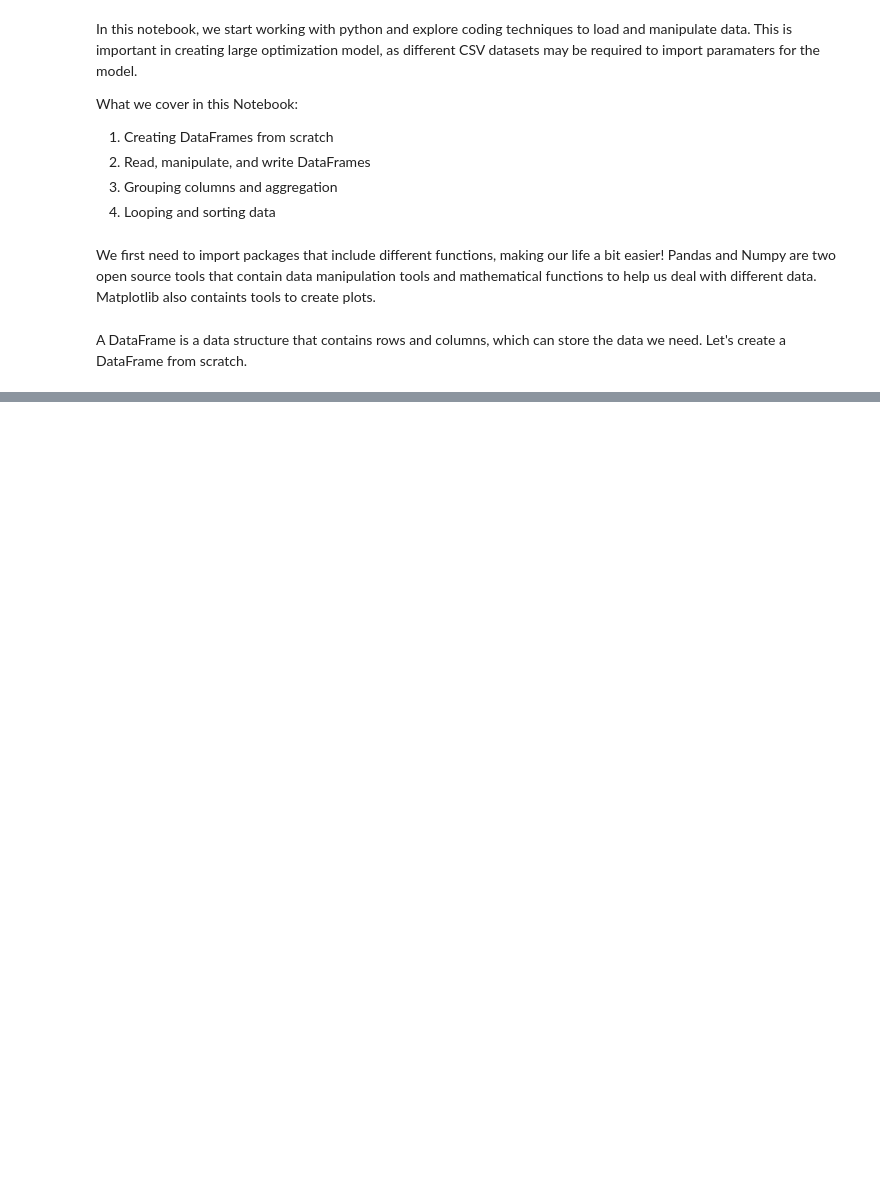
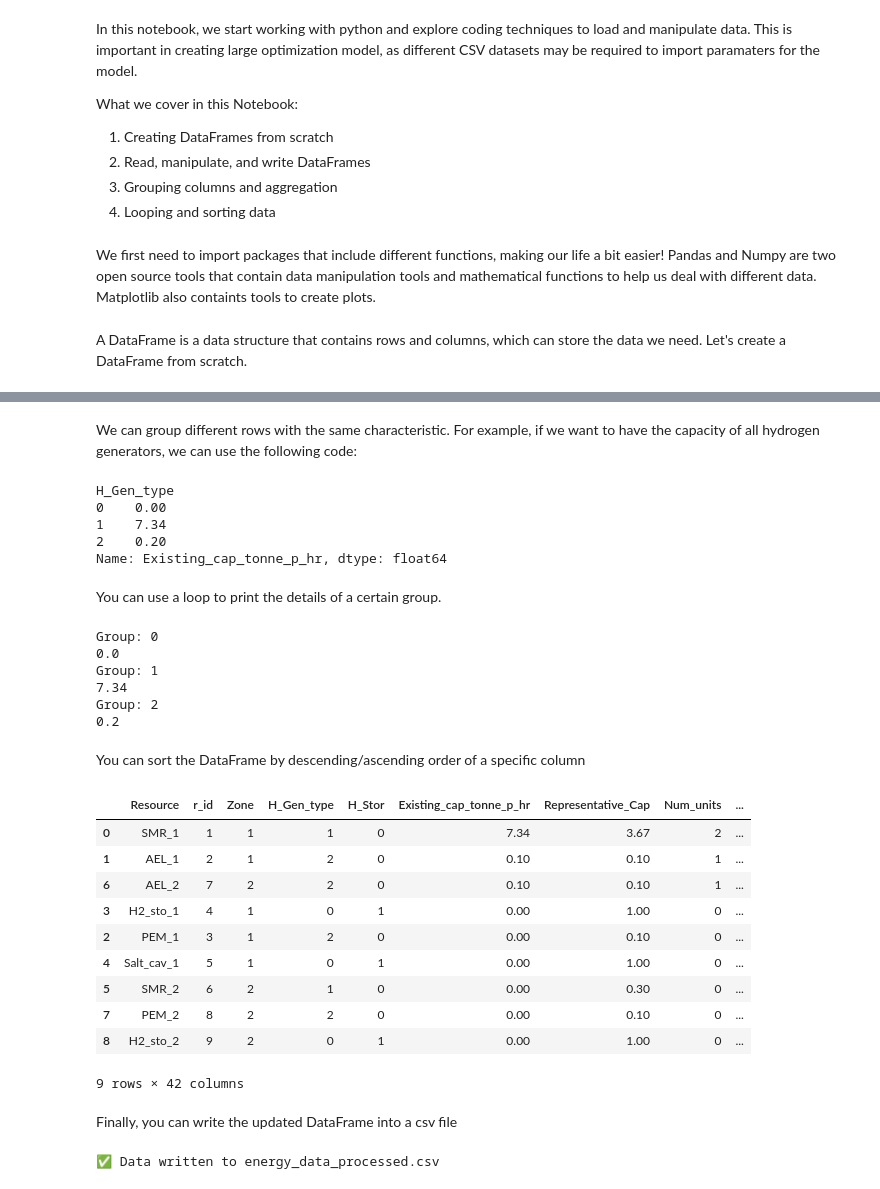
Before and after one commit to rezfa/Supply_Chain_Analytics_2026, a Jupyter notebook: 0_Getting_Started.ipynb, the cells around one changed output, grey strips where cells are left out. Drawn from its saved outputs; the diff is of its cells as text; code cells hidden in the pictures; blank space fills up the shorter version.

```diff
--- a/0_Getting_Started.ipynb
+++ b/0_Getting_Started.ipynb
@@ -51,0 +62,8 @@ df3
+# %%
+# Save to CSV (we’ll use this later)
+df.to_csv("Input_Data/energy_data.csv", index=False)
+
+# Read it back
+df_csv = pd.read_csv("/workspaces/Supply_Chain_Analytics_2026/Input_Data/HSC_Gen_Data.csv")
+df_csv.head()
+#df_csv.info()
@@ -51,0 +116,4 @@ df3
+# %%
+df_csv["Inflated_inv_Cost"] = df_csv["Inv_cost_tonne_hr_p_yr"] * 1.23
+
+df_csv["Inflated_inv_Cost"]
@@ -51,0 +133,2 @@ df3
+# %%
+df_csv.drop(columns=["Inflated_inv_Cost"], inplace=True)
@@ -51,0 +137,3 @@ df3
+# %%
+df_csv = df_csv.rename(columns={"Rep_capacity": "Representative_Cap", "etta_cha": "Cahrge_Efficiency"})
+df_csv.head()
@@ -51,0 +148,49 @@ df3
+# %% [markdown]
+We can group different rows with the same characteristic. For example, if we want to have the capacity of all hydrogen generators, we can use the following code:
+# %%
+df_existing_Cap = df_csv.groupby("H_Gen_type")["Existing_cap_tonne_p_hr"].sum()
+
+df_existing_Cap
+# %% [output]
+H_Gen_type
+0    0.00
+1    7.34
+2    0.20
+Name: Existing_cap_tonne_p_hr, dtype: float64
+# %% [markdown]
+You can use a loop to print the details of a certain group.
+# %%
+for name, group in df_existing_Cap.items():
+    print(f"Group: {name}")
+    print(group)
+# %% [output]
+Group: 0
+0.0
+Group: 1
+7.34
+Group: 2
+0.2
+# %% [markdown]
+You can sort the DataFrame by descending/ascending order of a specific column
+# %%
+df_sorted = df_csv.sort_values(by="Existing_cap_tonne_p_hr", ascending=False)
+df_sorted
+# %% [output]
+|  | Resource | r_id | Zone | H_Gen_type | H_Stor | Existing_cap_tonne_p_hr | Representative_Cap | Num_units | ... |
+| 0 | SMR_1 | 1 | 1 | 1 | 0 | 7.34 | 3.67 | 2 | ... |
+| 1 | AEL_1 | 2 | 1 | 2 | 0 | 0.10 | 0.10 | 1 | ... |
+| 6 | AEL_2 | 7 | 2 | 2 | 0 | 0.10 | 0.10 | 1 | ... |
+| 3 | H2_sto_1 | 4 | 1 | 0 | 1 | 0.00 | 1.00 | 0 | ... |
+| 2 | PEM_1 | 3 | 1 | 2 | 0 | 0.00 | 0.10 | 0 | ... |
+| 4 | Salt_cav_1 | 5 | 1 | 0 | 1 | 0.00 | 1.00 | 0 | ... |
+| 5 | SMR_2 | 6 | 2 | 1 | 0 | 0.00 | 0.30 | 0 | ... |
+| 7 | PEM_2 | 8 | 2 | 2 | 0 | 0.00 | 0.10 | 0 | ... |
+| 8 | H2_sto_2 | 9 | 2 | 0 | 1 | 0.00 | 1.00 | 0 | ... |
+9 rows × 42 columns
+# %% [markdown]
+Finally, you can write the updated DataFrame into a csv file
+# %%
+df.to_csv("df_modified.csv", index=False)
+print("✅ Data written to energy_data_processed.csv")
+# %% [output]
+✅ Data written to energy_data_processed.csv
```
Also changed, not shown: parts of 16 cells of this notebook, 2 other files.
